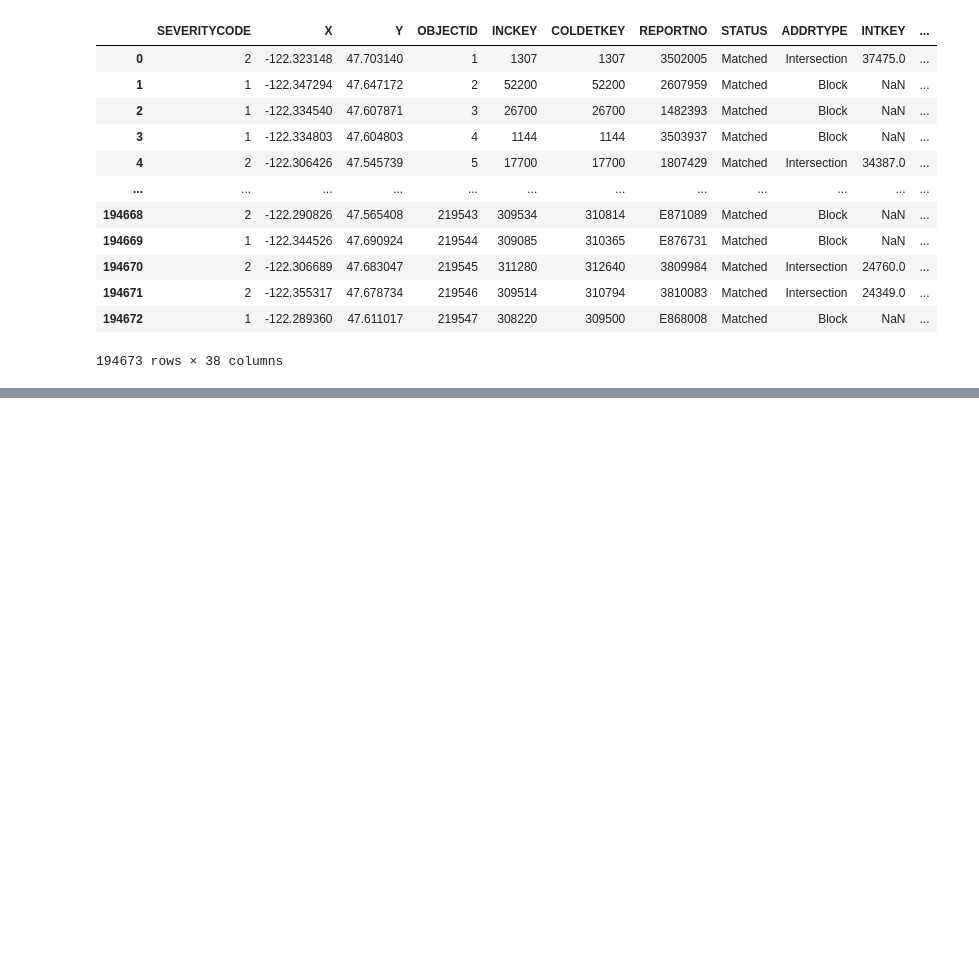
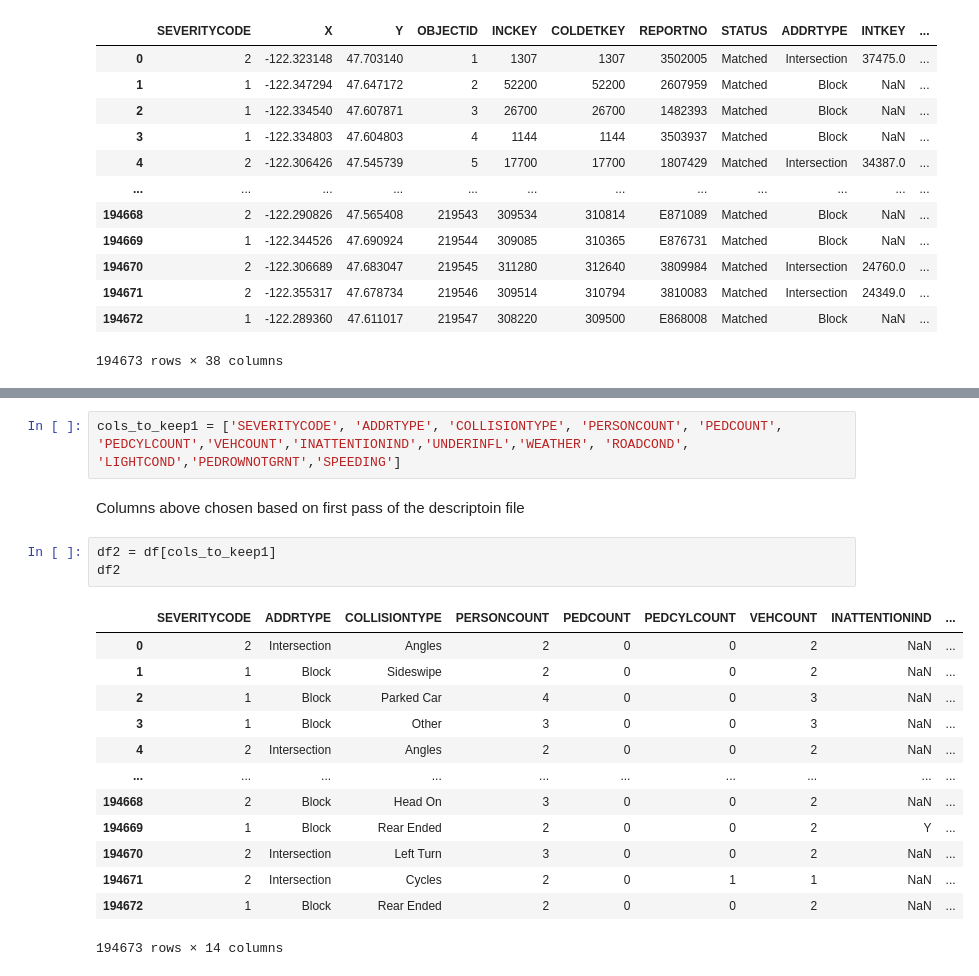
Before and after one commit to IvanVC21/Coursera_Capstone-1, a Jupyter notebook: Coursera Capstone.ipynb, the cells around one changed output, grey strips where cells are left out. Saved outputs shown, nothing was run; the diff lists cells and outputs as text; blank space fills up the shorter version.

```diff
--- a/Coursera Capstone.ipynb
+++ b/Coursera Capstone.ipynb
@@ -38,0 +65,21 @@ I will be using the data provided and a sample is shown above.
+# %%
+cols_to_keep1 = ['SEVERITYCODE', 'ADDRTYPE', 'COLLISIONTYPE', 'PERSONCOUNT', 'PEDCOUNT', 'PEDCYLCOUNT','VEHCOUNT','INATTENTIONIND','UNDERINFL','WEATHER', 'ROADCOND', 'LIGHTCOND','PEDROWNOTGRNT','SPEEDING']
+# %% [markdown]
+Columns above chosen based on first pass of the descriptoin file
+# %%
+df2 = df[cols_to_keep1]
+df2
+# %% [output]
+|  | SEVERITYCODE | ADDRTYPE | COLLISIONTYPE | PERSONCOUNT | PEDCOUNT | PEDCYLCOUNT | VEHCOUNT | INATTENTIONIND | ... |
+| 0 | 2 | Intersection | Angles | 2 | 0 | 0 | 2 | NaN | ... |
+| 1 | 1 | Block | Sideswipe | 2 | 0 | 0 | 2 | NaN | ... |
+| 2 | 1 | Block | Parked Car | 4 | 0 | 0 | 3 | NaN | ... |
+| 3 | 1 | Block | Other | 3 | 0 | 0 | 3 | NaN | ... |
+| 4 | 2 | Intersection | Angles | 2 | 0 | 0 | 2 | NaN | ... |
+| ... | ... | ... | ... | ... | ... | ... | ... | ... | ... |
+| 194668 | 2 | Block | Head On | 3 | 0 | 0 | 2 | NaN | ... |
+| 194669 | 1 | Block | Rear Ended | 2 | 0 | 0 | 2 | Y | ... |
+| 194670 | 2 | Intersection | Left Turn | 3 | 0 | 0 | 2 | NaN | ... |
+| 194671 | 2 | Intersection | Cycles | 2 | 0 | 1 | 1 | NaN | ... |
+| 194672 | 1 | Block | Rear Ended | 2 | 0 | 0 | 2 | NaN | ... |
+194673 rows × 14 columns
```
Also changed, not shown: parts of 57 cells of this notebook, 2 other files.
